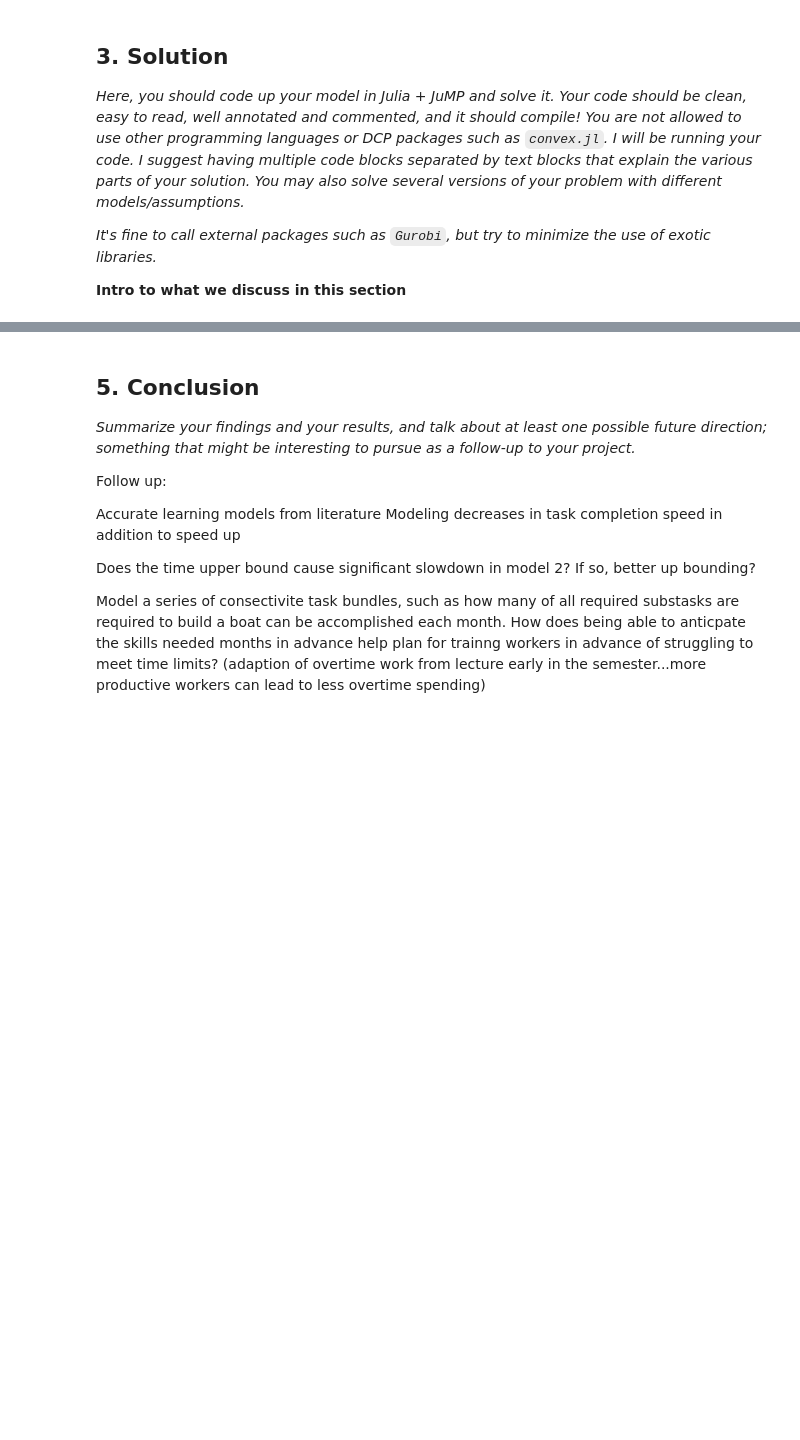
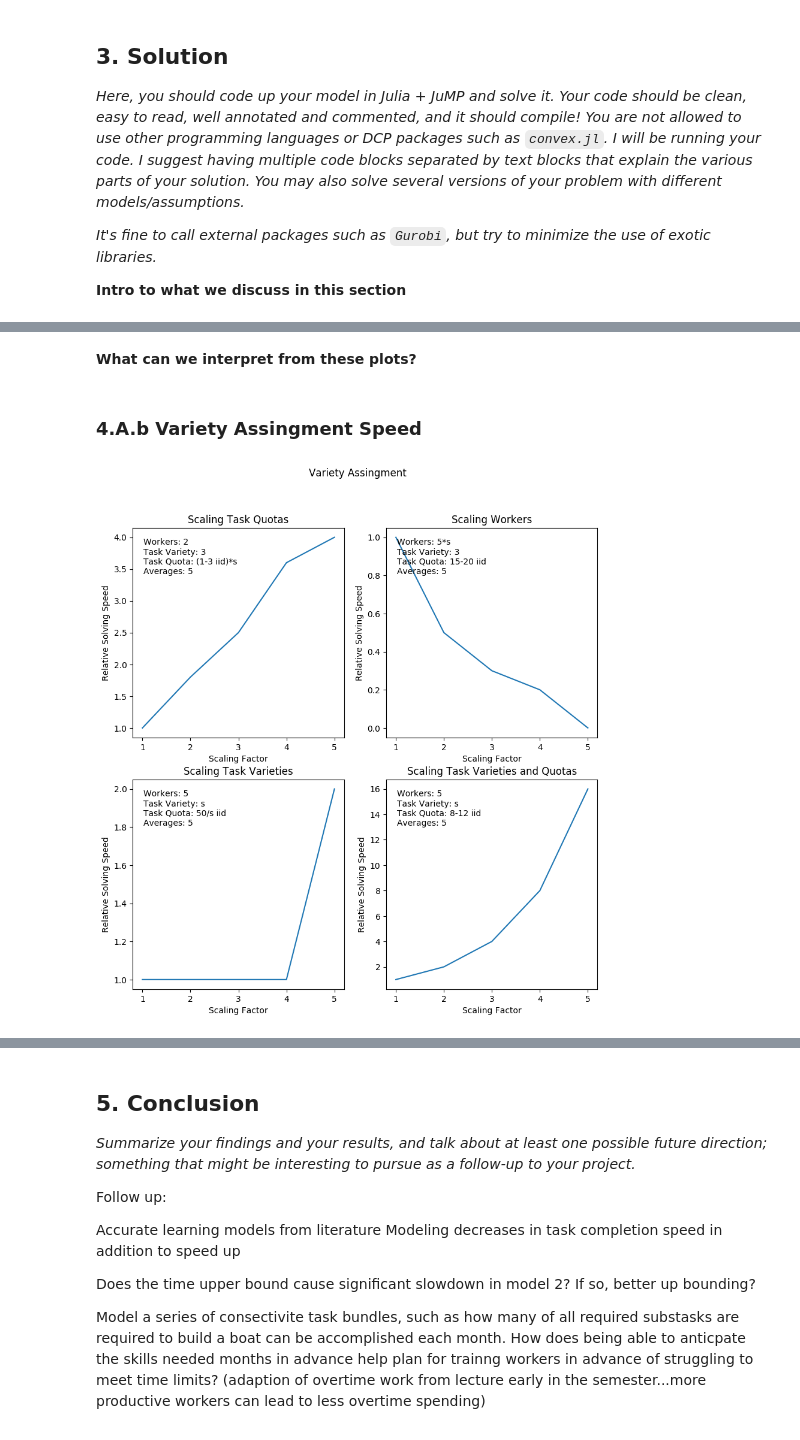
Before and after one commit to erinzm/ece524project, a Jupyter notebook: project.ipynb, the cells around one changed output, grey strips where cells are left out. Cells and saved outputs as stored; diff of their text form; code cells hidden in the pictures; blank space fills up the shorter version.

```diff
--- a/project.ipynb
+++ b/project.ipynb
@@ -397,0 +427,43 @@ Once we know the optimal division of labor between workers, we can construct a s
+# %% [markdown]
+**What can we interpret from these plots?**
+# %% [markdown]
+### 4.A.b Variety Assingment Speed ###
+# %%
+### Variety Assingment ###
+# Scaling tasks
+VA1=[1 1.8 2.5 3.6 4]
+#Scaling of workers
+VA2=[1 .5 .3 .2 0]
+# Scaling Task Variety, constant # of tasks
+VA3=[1 1 1 1 2 ]
+#scaling Task variety and tasks
+VA4=[1 2 4 8 16]
+
+n=5
+
+fig = figure("pyplot_subplot_mixed",figsize=(10,10)) # Create a new blank figure
+subplot(221); plot(1:n, VA1');
+title("Scaling Task Quotas"); xlabel("Scaling Factor"); ylabel("Relative Solving Speed")
+annotate("Workers: 2 \nTask Variety: 3 \nTask Quota: (1-3 iid)*s \nAverages: 5",
+           xy=[0.05;0.95], xycoords="axes fraction", ha="left",va="top")
+
+subplot(222); plot(1:n, VA2');
+title("Scaling Workers"); xlabel("Scaling Factor"); ylabel("Relative Solving Speed")
+annotate("Workers: 5*s \nTask Variety: 3 \nTask Quota: 15-20 iid \nAverages: 5",
+           xy=[0.05;0.95], xycoords="axes fraction", ha="left",va="top")
+
+subplot(223); plot(1:n, VA3');
+title("Scaling Task Varieties"); xlabel("Scaling Factor"); ylabel("Relative Solving Speed")
+annotate("Workers: 5 \nTask Variety: s \nTask Quota: 50/s iid \nAverages: 5",
+           xy=[0.05;0.95], xycoords="axes fraction", ha="left",va="top")
+
+subplot(224); plot(1:n, VA4');
+title("Scaling Task Varieties and Quotas"); xlabel("Scaling Factor"); ylabel("Relative Solving Speed")
+annotate("Workers: 5 \nTask Variety: s \nTask Quota: 8-12 iid \nAverages: 5",
+           xy=[0.05;0.95], xycoords="axes fraction", ha="left",va="top")
+
+suptitle("Variety Assingment")
+fig[:canvas][:draw]() # Update the figure
+gcf(); # Needed for IJulia to plot inline
+# %% [output]
+[figure, added]
```
Also changed, not shown: parts of 15 cells of this notebook.
